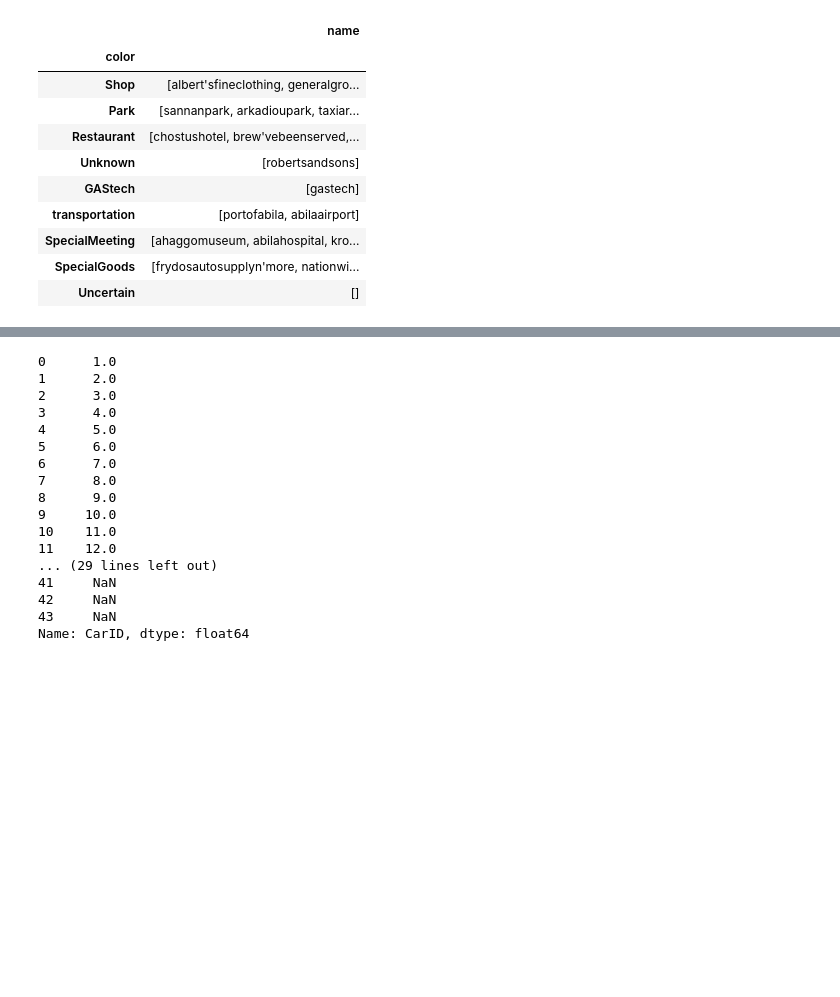
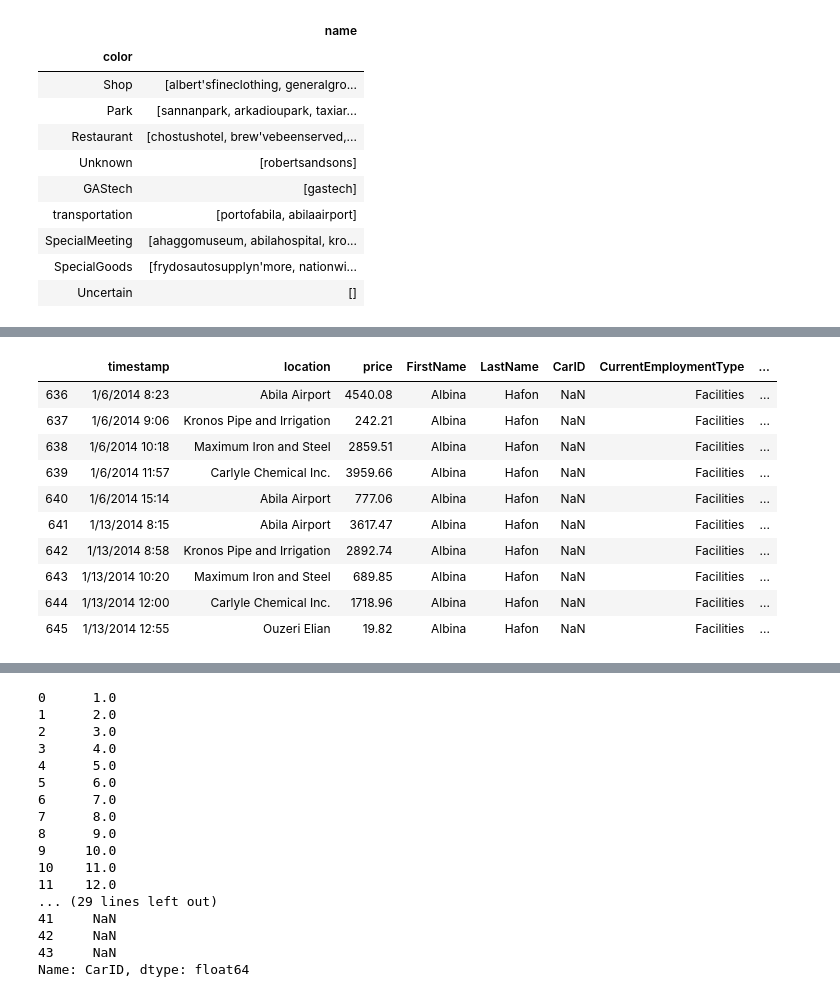
Before and after one commit to Checco9811/vast2014, a Jupyter notebook: preprocessing.ipynb, the cells around one changed output, grey strips where cells are left out. Saved outputs shown, nothing was run; the diff lists cells and outputs as text; code cells hidden in the pictures; blank space fills up the shorter version.

```diff
--- a/preprocessing.ipynb
+++ b/preprocessing.ipynb
@@ -468,6 +468,20 @@ for i in joined_cc.index:
         category.append('Uncertain')
 # %%
 joined_cc['Category'] = category
+# %%
+joined_cc[joined_cc.LastName=="Hafon"]
+# %% [output]
+|  | timestamp | location | price | FirstName | LastName | CarID | CurrentEmploymentType | ... |
+| 636 | 1/6/2014 8:23 | Abila Airport | 4540.08 | Albina | Hafon | NaN | Facilities | ... |
+| 637 | 1/6/2014 9:06 | Kronos Pipe and Irrigation | 242.21 | Albina | Hafon | NaN | Facilities | ... |
+| 638 | 1/6/2014 10:18 | Maximum Iron and Steel | 2859.51 | Albina | Hafon | NaN | Facilities | ... |
+| 639 | 1/6/2014 11:57 | Carlyle Chemical Inc. | 3959.66 | Albina | Hafon | NaN | Facilities | ... |
+| 640 | 1/6/2014 15:14 | Abila Airport | 777.06 | Albina | Hafon | NaN | Facilities | ... |
+| 641 | 1/13/2014 8:15 | Abila Airport | 3617.47 | Albina | Hafon | NaN | Facilities | ... |
+| 642 | 1/13/2014 8:58 | Kronos Pipe and Irrigation | 2892.74 | Albina | Hafon | NaN | Facilities | ... |
+| 643 | 1/13/2014 10:20 | Maximum Iron and Steel | 689.85 | Albina | Hafon | NaN | Facilities | ... |
+| 644 | 1/13/2014 12:00 | Carlyle Chemical Inc. | 1718.96 | Albina | Hafon | NaN | Facilities | ... |
+| 645 | 1/13/2014 12:55 | Ouzeri Elian | 19.82 | Albina | Hafon | NaN | Facilities | ... |
 # %%
 joined_cc.to_csv('cc_data_joined.csv')
 # %%
```
Also changed, not shown: parts of 10 cells of this notebook, 9 other files.
